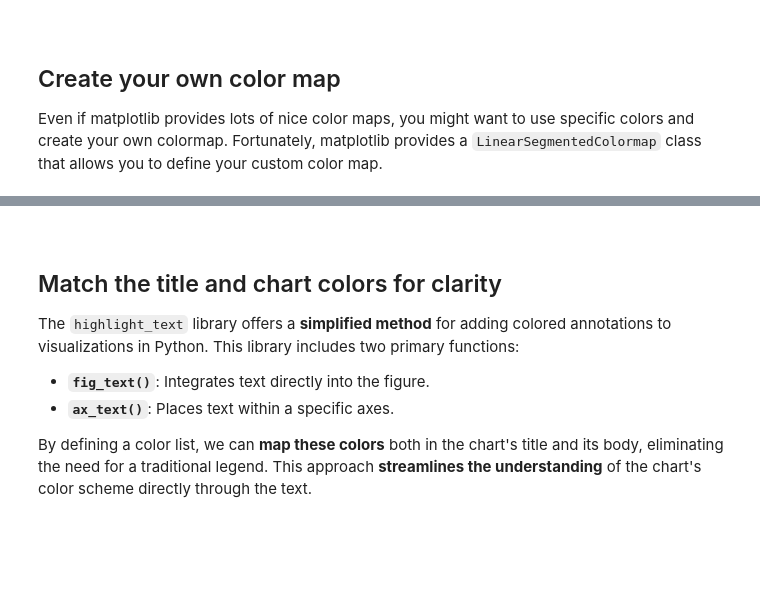
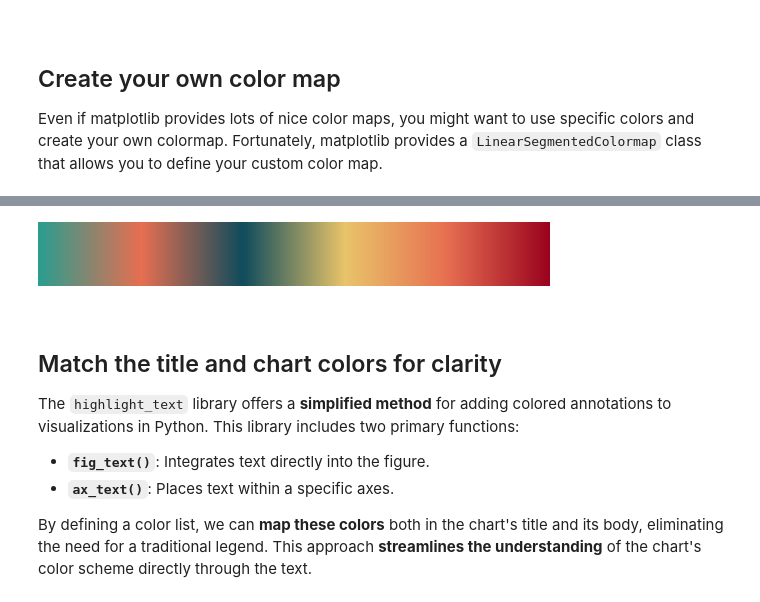
Before and after one commit to JosephBARBIERDARNAL/Sandbox, a Jupyter notebook: tips-matplotlib/matplotlib-tips.ipynb, the cells around one changed output, grey strips where cells are left out. Cells and saved outputs as stored; diff of their text form; code cells hidden in the pictures; blank space fills up the shorter version.

```diff
--- a/matplotlib-tips.ipynb
+++ b/tips-matplotlib/matplotlib-tips.ipynb
@@ -279,3 +235,7 @@ plt.show()
+# %%
+LinearSegmentedColormap.from_list("", ['#2a9d8f', '#e76f51', '#0f4c5c', '#e9c46a', '#e76f51', '#9a031e'])
+# %% [output]
+[figure, added]
 # %% [markdown]
 <b><br>
 
```
Also changed, not shown: parts of 9 cells of this notebook, 14 other files.
